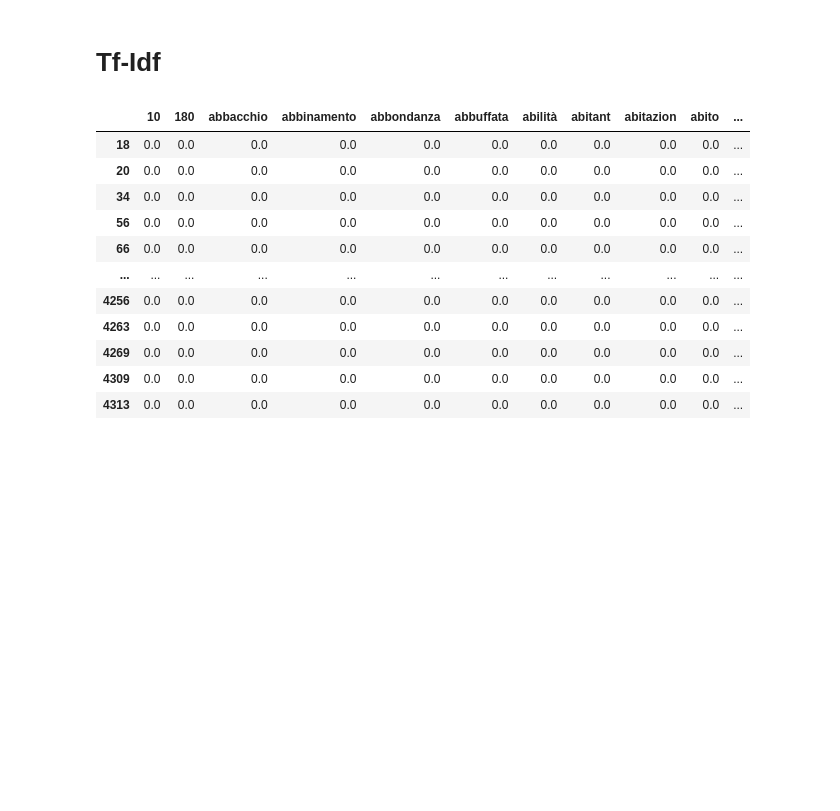
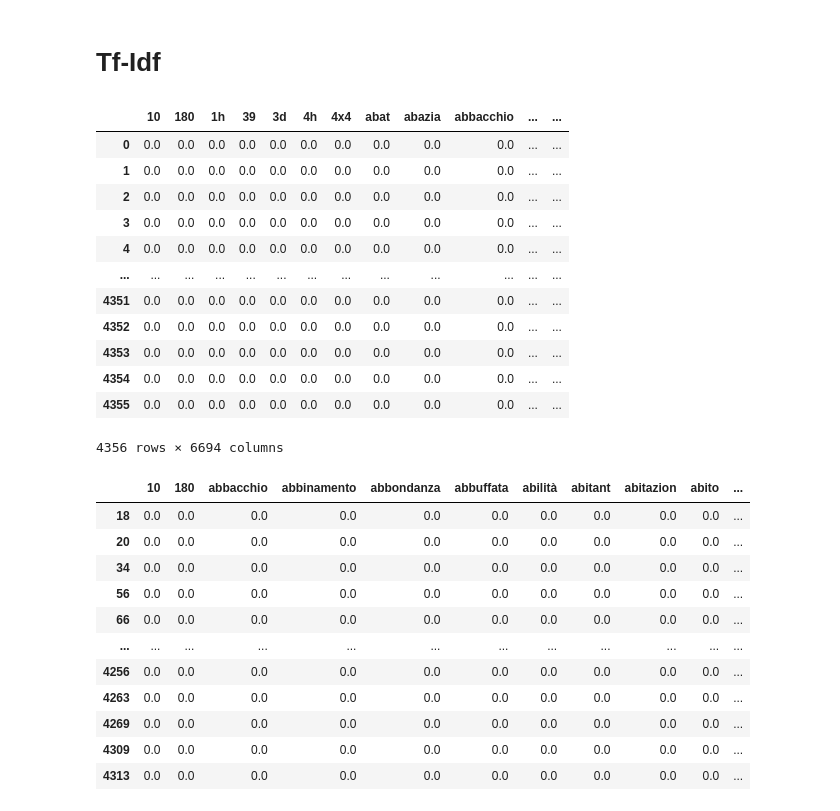
Before and after one commit to GianRomani/Notes, a Jupyter notebook: RecSys.ipynb, the cells around one changed output. Cells and saved outputs as stored; diff of their text form; code cells hidden in the pictures; blank space fills up the shorter version.

```diff
--- a/RecSys.ipynb
+++ b/RecSys.ipynb
@@ -51,6 +51,21 @@ data
 4356 rows × 17 columns
 # %% [markdown]
 # Tf-Idf
+# %%
+def compute_tfidf_on_every_category(data):
+  tfidf_vectorizer = TfidfVectorizer(lowercase=False,
+                                          min_df=3,
+                                          max_df=0.25)
+  # description and title are put together
+  text = data['description'] + data['title']
+  tfidf_schede = tfidf_vectorizer.fit_transform(text)
+  dense_text = tfidf_schede.todense()
+  denselist_text = dense_text.tolist()
+
+  dataset_text_tfidf = pd.DataFrame(denselist_text, index=data.index,
+                                    columns=tfidf_vectorizer.get_feature_names())
+
+  return dataset_text_tfidf
 # %%
 def compute_tfidf_category(data, category:str):
   tfidf_vectorizer = TfidfVectorizer(lowercase=False,
@@ -75,3 +85,20 @@ def compute_tfidf_category(data, category:str):
+# %%
+df_tfidf = compute_tfidf_on_every_category(data)
+df_tfidf
+# %% [output]
+|  | 10 | 180 | 1h | 39 | 3d | 4h | 4x4 | abat | abazia | abbacchio | ... | ... |
+| 0 | 0.0 | 0.0 | 0.0 | 0.0 | 0.0 | 0.0 | 0.0 | 0.0 | 0.0 | 0.0 | ... | ... |
+| 1 | 0.0 | 0.0 | 0.0 | 0.0 | 0.0 | 0.0 | 0.0 | 0.0 | 0.0 | 0.0 | ... | ... |
+| 2 | 0.0 | 0.0 | 0.0 | 0.0 | 0.0 | 0.0 | 0.0 | 0.0 | 0.0 | 0.0 | ... | ... |
+| 3 | 0.0 | 0.0 | 0.0 | 0.0 | 0.0 | 0.0 | 0.0 | 0.0 | 0.0 | 0.0 | ... | ... |
+| 4 | 0.0 | 0.0 | 0.0 | 0.0 | 0.0 | 0.0 | 0.0 | 0.0 | 0.0 | 0.0 | ... | ... |
+| ... | ... | ... | ... | ... | ... | ... | ... | ... | ... | ... | ... | ... |
+| 4351 | 0.0 | 0.0 | 0.0 | 0.0 | 0.0 | 0.0 | 0.0 | 0.0 | 0.0 | 0.0 | ... | ... |
+| 4352 | 0.0 | 0.0 | 0.0 | 0.0 | 0.0 | 0.0 | 0.0 | 0.0 | 0.0 | 0.0 | ... | ... |
+| 4353 | 0.0 | 0.0 | 0.0 | 0.0 | 0.0 | 0.0 | 0.0 | 0.0 | 0.0 | 0.0 | ... | ... |
+| 4354 | 0.0 | 0.0 | 0.0 | 0.0 | 0.0 | 0.0 | 0.0 | 0.0 | 0.0 | 0.0 | ... | ... |
+| 4355 | 0.0 | 0.0 | 0.0 | 0.0 | 0.0 | 0.0 | 0.0 | 0.0 | 0.0 | 0.0 | ... | ... |
+4356 rows × 6694 columns
 # %%
 categories = ["aria aperta", "cultura", "food", "sport", "tempo libero", "viaggi"]
 tfidf_dict = dict()
```
Also changed, not shown: parts of 48 cells of this notebook, 4 other files.
